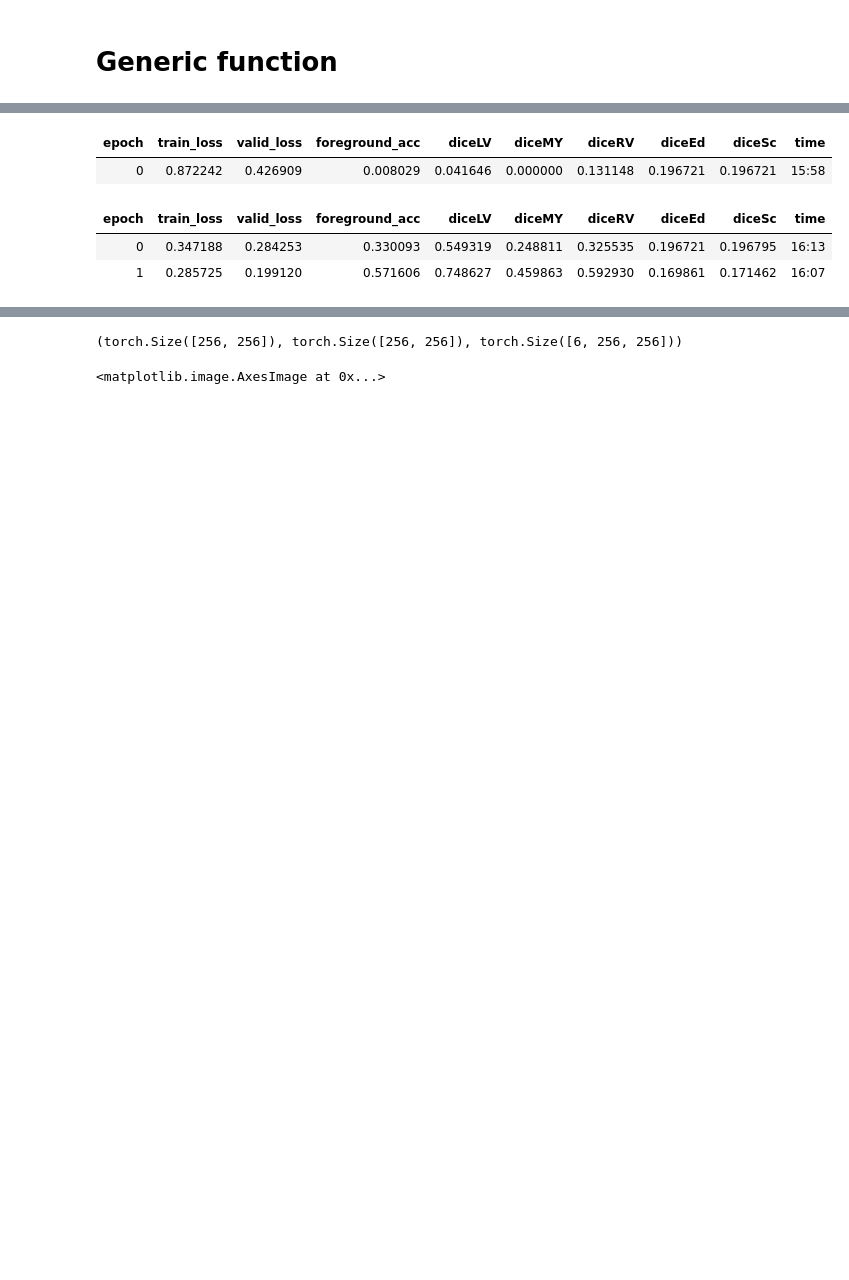
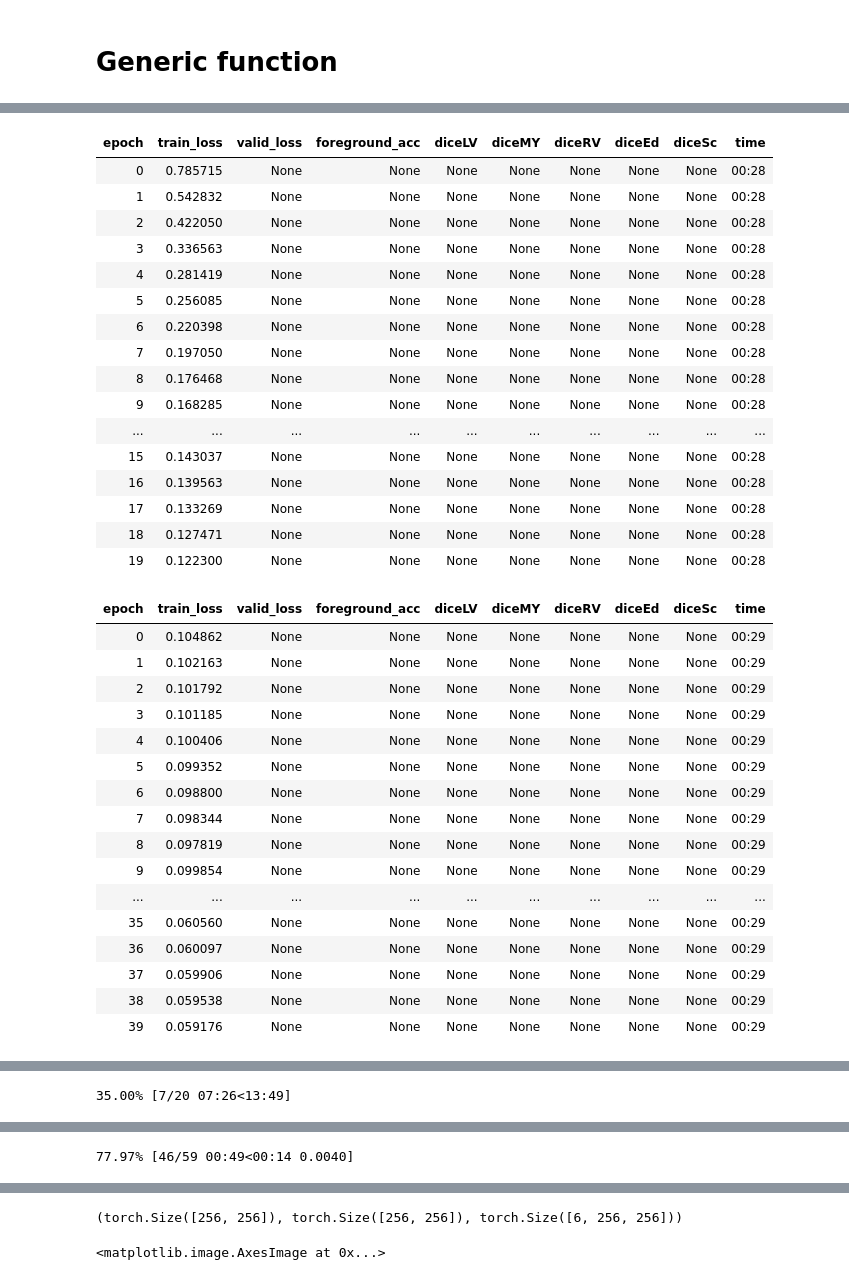
Before and after one commit to chfc-cmi/miccai2020-myops, a Jupyter notebook: code/10_make_predictions.ipynb, the cells around one changed output, grey strips where cells are left out. Drawn from its saved outputs; the diff is of its cells as text; code cells hidden in the pictures; blank space fills up the shorter version.

```diff
--- a/code/10_make_predictions.ipynb
+++ b/code/10_make_predictions.ipynb
@@ -40,3 +8,5 @@ path = "/content/drive/My Drive/miccai2020/myops/png"
+# %%
+path = "../data/png"
 # %%
 class AddMaskCodeMapping(Transform):
     "Add mapping of pixel value to class for a `TensorMask`"
@@ -75,12 +45,17 @@ def getMappedMaskBlock(predefined_mapping_name):
     }
     mapping,codes = predefined_mappings[predefined_mapping_name]
     return MappedMaskBlock(mapping = torch.LongTensor(mapping), codes=codes)
+# %%
+def get_train_files(path):
+    items = get_image_files(path)
+    items = L([x for x in items if x.name.startswith("1")])
+    return items
 # %%
 def getMyopsDls(mapping_name="full", images="images"):
     mmb = getMappedMaskBlock(mapping_name)
     myopsData = DataBlock(blocks=(ImageBlock, mmb),#['bg','lv','my','rv','ed','sc'])),
-        get_items=get_image_files,
-        splitter=None,
+        get_items=get_train_files,
+        splitter=FuncSplitter(lambda o: False),
         get_y=lambda o: str(o).replace(images,"masks"),
         item_tfms=CropPad(256),
         batch_tfms=aug_transforms(max_rotate=90,pad_mode="zeros"))
@@ -125,8 +100,9 @@ def standard_training(
     weights=[1.0/6,1.0/6,1.0/6,1.0/6,1.0/6,1.0/6],
     name="standard_training",
     use_focal_loss=True,
-    path='/content/drive/My Drive/miccai2020/myops',
-    save=False
+    path='..',
+    save=False,
+    cleanup=True
     ):
     my_loss = None
     if(use_focal_loss):
@@ -137,17 +113,21 @@ def standard_training(
         path=path,
         loss_func=my_loss,
         metrics=[foreground_acc, *metrics],
-        cbs=[CSVLogger(f'{path}/logs/{name}.csv',append=True)]
+        cbs=[CSVLogger(f'logs/{name}.csv',append=True)]
     )
-    learn.fine_tune(2, freeze_epochs=1, base_lr=1e-3)
+    learn.fine_tune(40, freeze_epochs=20, base_lr=1e-3)
     if save:
-      learn.save(name)
-    return learn
+        learn.save(name)
+    if not cleanup:
+        return learn
+    del learn
+    gc.collect()
+    torch.cuda.empty_cache()
 # %%
-train = standard_training(name=f"multi_ce_full", use_focal_loss=False)
-#standard_training(name=f"multi_patho.35_full", weights=[.3/4,.3/4,.3/4,.3/4,.35,.35])
-#standard_training(name=f"multi_scar.4_full", weights=[.6/5,.6/5,.6/5,.6/5,.6/5,.4])
-#standard_training(name=f"multi_edema.4_full", weights=[.6/5,.6/5,.6/5,.6/5,.4,.6/5])
-#standard_training(name=f"lge_scarOnly.8_full", mapping="scOnly", images="LGE", metrics=[diceFG], weights=[0.2,0.8])
-#standard_training(name=f"t2_edemaOnly.8_full", mapping="edOnly", images="T2", metrics=[diceFG], weights=[0.2,0.8])
+train = standard_training(name=f"multi_ce_full", use_focal_loss=False, save=True, cleanup=False)
+standard_training(name=f"multi_patho.35_full", weights=[.3/4,.3/4,.3/4,.3/4,.35,.35], save=True)
+standard_training(name=f"multi_scar.4_full", weights=[.6/5,.6/5,.6/5,.6/5,.6/5,.4], save=True)
+standard_training(name=f"multi_edema.4_full", weights=[.6/5,.6/5,.6/5,.6/5,.4,.6/5], save=True)
+standard_training(name=f"lge_scarOnly.8_full", mapping="scOnly", images="LGE", metrics=[diceFG], weights=[0.2,0.8], save=True)
+standard_training(name=f"t2_edemaOnly.8_full", mapping="edOnly", images="T2", metrics=[diceFG], weights=[0.2,0.8], save=True)
 # %% [output]
@@ -155,5 +134,34 @@ Downloading: "https://download.pytorch.org/models/resnet34-333f7ec4.pth" to /roo
 | epoch | train_loss | valid_loss | foreground_acc | diceLV | diceMY | diceRV | diceEd | diceSc | time |
-| 0 | 0.872242 | 0.426909 | 0.008029 | 0.041646 | 0.000000 | 0.131148 | 0.196721 | 0.196721 | 15:58 |
+| 0 | 0.785715 | None | None | None | None | None | None | None | 00:28 |
+| 1 | 0.542832 | None | None | None | None | None | None | None | 00:28 |
+| 2 | 0.422050 | None | None | None | None | None | None | None | 00:28 |
+| 3 | 0.336563 | None | None | None | None | None | None | None | 00:28 |
+| 4 | 0.281419 | None | None | None | None | None | None | None | 00:28 |
+| 5 | 0.256085 | None | None | None | None | None | None | None | 00:28 |
+| 6 | 0.220398 | None | None | None | None | None | None | None | 00:28 |
+| 7 | 0.197050 | None | None | None | None | None | None | None | 00:28 |
+| 8 | 0.176468 | None | None | None | None | None | None | None | 00:28 |
+| 9 | 0.168285 | None | None | None | None | None | None | None | 00:28 |
+| ... | ... | ... | ... | ... | ... | ... | ... | ... | ... |
+| 15 | 0.143037 | None | None | None | None | None | None | None | 00:28 |
+| 16 | 0.139563 | None | None | None | None | None | None | None | 00:28 |
+| 17 | 0.133269 | None | None | None | None | None | None | None | 00:28 |
+| 18 | 0.127471 | None | None | None | None | None | None | None | 00:28 |
+| 19 | 0.122300 | None | None | None | None | None | None | None | 00:28 |
 | epoch | train_loss | valid_loss | foreground_acc | diceLV | diceMY | diceRV | diceEd | diceSc | time |
-| 0 | 0.347188 | 0.284253 | 0.330093 | 0.549319 | 0.248811 | 0.325535 | 0.196721 | 0.196795 | 16:13 |
-| 1 | 0.285725 | 0.199120 | 0.571606 | 0.748627 | 0.459863 | 0.592930 | 0.169861 | 0.171462 | 16:07 |
+| 0 | 0.104862 | None | None | None | None | None | None | None | 00:29 |
+| 1 | 0.102163 | None | None | None | None | None | None | None | 00:29 |
+| 2 | 0.101792 | None | None | None | None | None | None | None | 00:29 |
+| 3 | 0.101185 | None | None | None | None | None | None | None | 00:29 |
+| 4 | 0.100406 | None | None | None | None | None | None | None | 00:29 |
+| 5 | 0.099352 | None | None | None | None | None | None | None | 00:29 |
+| 6 | 0.098800 | None | None | None | None | None | None | None | 00:29 |
+| 7 | 0.098344 | None | None | None | None | None | None | None | 00:29 |
+| 8 | 0.097819 | None | None | None | None | None | None | None | 00:29 |
+| 9 | 0.099854 | None | None | None | None | None | None | None | 00:29 |
+| ... | ... | ... | ... | ... | ... | ... | ... | ... | ... |
+| 35 | 0.060560 | None | None | None | None | None | None | None | 00:29 |
+| 36 | 0.060097 | None | None | None | None | None | None | None | 00:29 |
+| 37 | 0.059906 | None | None | None | None | None | None | None | 00:29 |
+| 38 | 0.059538 | None | None | None | None | None | None | None | 00:29 |
+| 39 | 0.059176 | None | None | None | None | None | None | None | 00:29 |
@@ -159,0 +304 @@ Downloading: "https://download.pytorch.org/models/resnet34-333f7ec4.pth" to /roo
+35.00% [7/20 07:26<13:49]
@@ -160 +313,2 @@ Downloading: "https://download.pytorch.org/models/resnet34-333f7ec4.pth" to /roo
+77.97% [46/59 00:49<00:14 0.0040]
 # %%
```
Also changed, not shown: parts of 7 cells of this notebook, 10 other files.
